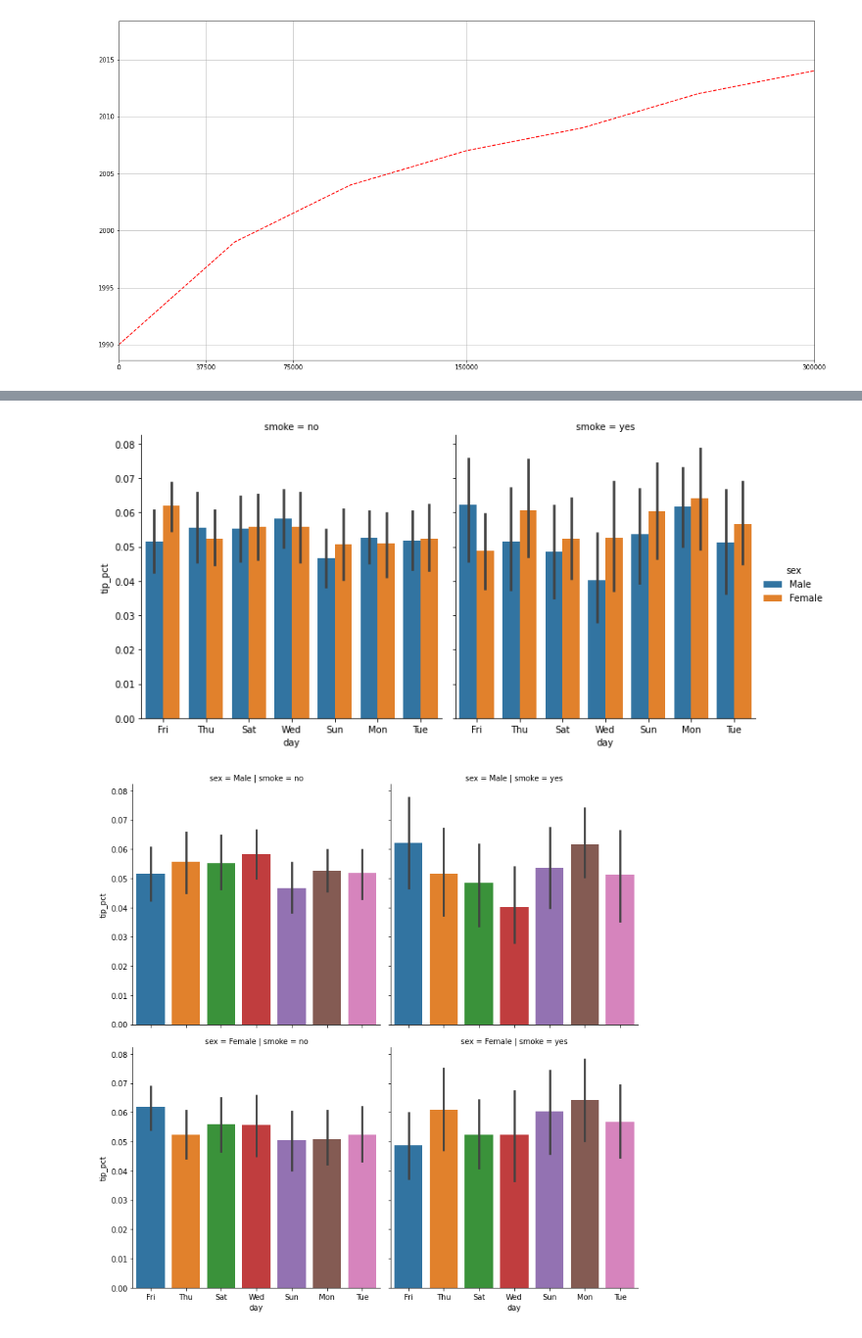
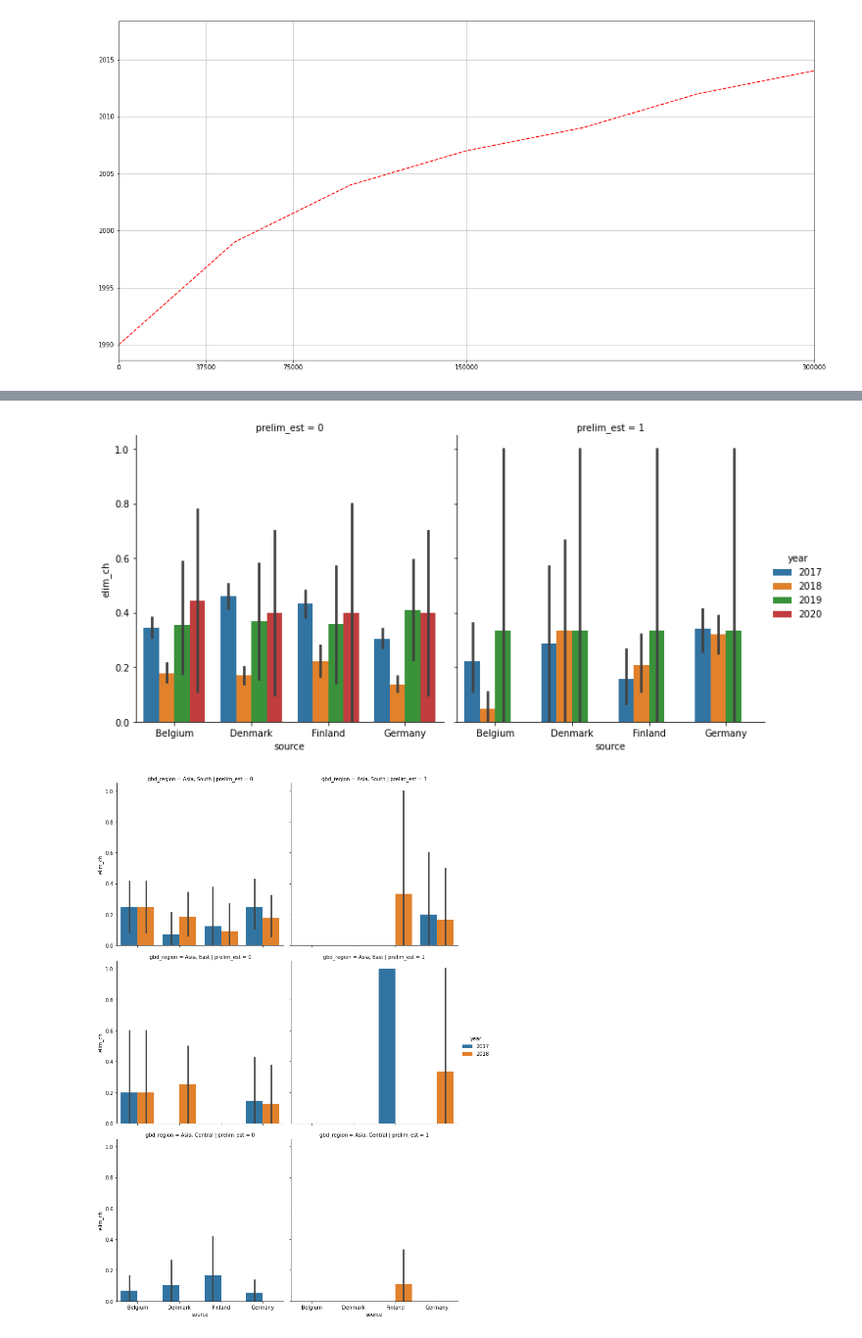
Before and after one commit to prybka82-student/eksploracja_i_wizualizacja_danych, a Jupyter notebook: EiWD_zadanie_02.ipynb, the cells around one changed output, grey strips where cells are left out. Shown at 98% size. Saved outputs shown, nothing was run; the diff lists cells and outputs as text; code cells hidden in the pictures.

```diff
--- a/EiWD_zadanie_02.ipynb
+++ b/EiWD_zadanie_02.ipynb
@@ -328,19 +356,36 @@ plt.savefig(os.path.join(folder, 'wykres19.svg'), dpi=400, bbox_inches='tight')
+# %%
+# kilka wykresów słupkowych obok siebie (tzw. faset)
+
+path = r"C:\Users\piotr\Downloads\EiWD_lab_zadanie02\IHME_DAH_DATABASE_1990_2020_Y2021M09D22.CSV"
+
+data = pd.read_csv(path, low_memory=False)
+
+#print(data.source.drop_duplicates())
+#print(data[data['prelim_est'] == 1].source.drop_duplicates()) # Australia, Austra, Belgium, Canada, Denmark, Finland, Germany, Greece...
+#print(data[data['prelim_est'] == 1].year.drop_duplicates()) # 1990, 1991, 2017, 2018, 2019, 2020
+
+#print(data.year.drop_duplicates())
+#print(data[data['prelim_est'] == 0].source.drop_duplicates()) # Australia, Austria, Belgium, Canada, China, Denmark, Finland, France, Germany, Greece...
+#print(data[data['prelim_est'] == 0].year.drop_duplicates()) # 1990-2020
 # %%
-# kilka wykresów słupkowych obok siebie (tzw. faset)
+#sns.catplot(x='day', y='tip_pct', hue='sex', col='smoke', kind='bar', data=tips[tips.tip_pct < 1])
 
-sns.catplot(x='day', y='tip_pct', hue='sex', col='smoke', kind='bar', data=tips[tips.tip_pct < 1])
+data = data[(data.year.isin([2017, 2018, 2019, 2020]) & data.source.isin(['Austrialia', 'Belgium', 'Denmark', 'Finland', 'Germany']))]
 
-plt.savefig(os.path.join(folder, 'wykres20.svg'), dpi=400, bbox_inches='tight')
+sns.catplot(x='source', y='elim_ch', hue='year', col='prelim_est', kind='bar', data=data)
+
+plt.savefig(os.path.join(folder, 'wykres20.png'), dpi=400, bbox_inches='tight')
 # %% [output]
-[figure, old version]
+[figure, new version]
 # %%
 # łączenie warunków wyświetlania faset
 
-sns.catplot(x='day', y='tip_pct', row='sex', col='smoke', kind='bar', data=tips[tips.tip_pct < 1])
+#sns.catplot(x='day', y='tip_pct', row='sex', col='smoke', kind='bar', data=tips[tips.tip_pct < 1])
+sns.catplot(x='source', y='elim_ch', hue='year', row='gbd_region', col='prelim_est', kind='bar', data=data[data.gbd_region.isin(['Asia, South', 'Asia, East', 'Asia, Central'])])
 
-plt.savefig(os.path.join(folder, 'wykres21.svg'), dpi=400, bbox_inches='tight')
+plt.savefig(os.path.join(folder, 'wykres21.png'), dpi=400, bbox_inches='tight')
 # %% [output]
-[figure, old version]
+[figure, new version]
 # %%
 # wykresy pudełkowe
 
```
Also changed, not shown: parts of 21 cells of this notebook, 57 other files.
